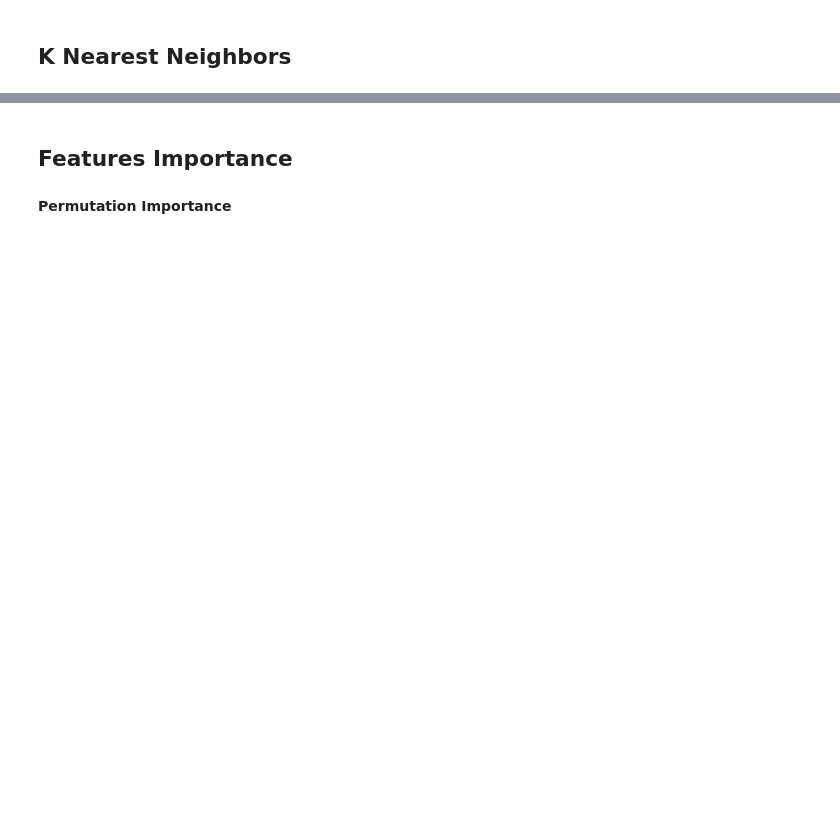
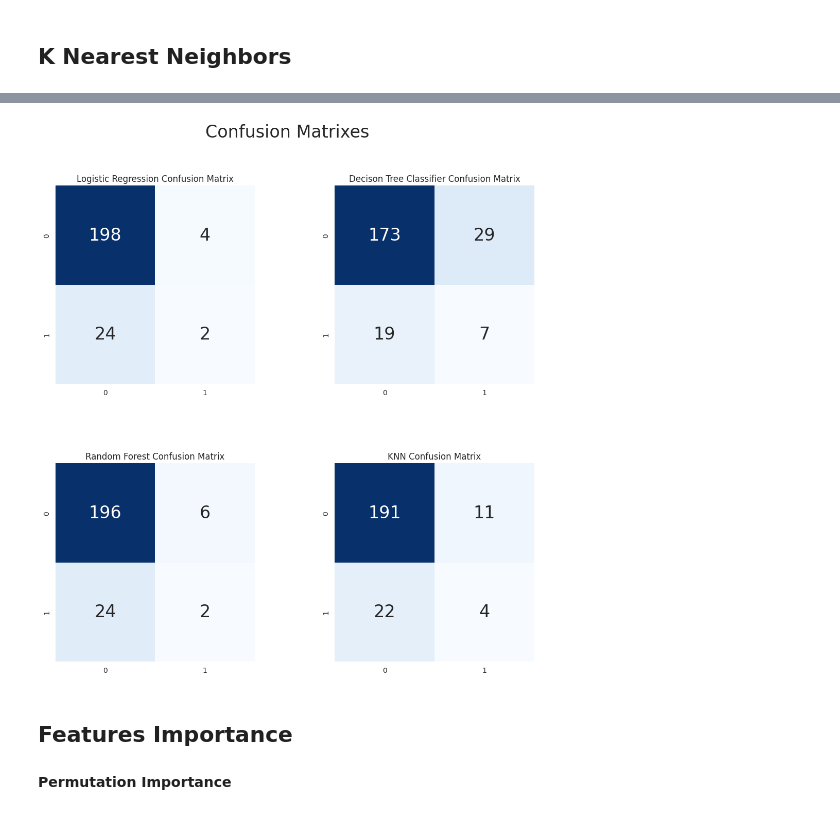
Before and after one commit to HazmanNaim/General-Assembly-Data-Analytics-and-Data-Science, a Jupyter notebook: GA-DSBC-23/Unit-3/Unit-3-03 Feature Importance/StrokeData.ipynb, the cells around one changed output, grey strips where cells are left out. Drawn from its saved outputs; the diff is of its cells as text; code cells hidden in the pictures; blank space fills up the shorter version.

```diff
--- a/GA-DSBC-23/Unit-3/Unit-3-03 Feature Importance/StrokeData.ipynb
+++ b/GA-DSBC-23/Unit-3/Unit-3-03 Feature Importance/StrokeData.ipynb
@@ -204,3 +244,32 @@ Test Accuracy 85.53%
+# %%
+plt.figure(figsize=(12,12))
+
+plt.suptitle("Confusion Matrixes",fontsize=24)
+plt.subplots_adjust(wspace = 0.4, hspace= 0.4)
+
+# Plot Logistic Regression Confusion Matrix
+plt.subplot(2, 2, 1)
+plt.title("Logistic Regression Confusion Matrix")
+sns.heatmap(cm_lr, annot=True, cmap="Blues", fmt="d", cbar=False, annot_kws={"size": 24})
+
+# Plot GBC Confusion Matrix
+plt.subplot(2, 2, 2)
+plt.title("Decison Tree Classifier Confusion Matrix")
+sns.heatmap(cm_dtc, annot=True, cmap="Blues", fmt="d", cbar=False, annot_kws={"size": 24})
+
+# Plot RF Confusion Matrix
+plt.subplot(2, 2, 3)
+plt.title("Random Forest Confusion Matrix")
+sns.heatmap(cm_rf, annot=True, cmap="Blues", fmt="d", cbar=False, annot_kws={"size": 24})
+
+# Plot RF2 Confusion Matrix
+plt.subplot(2, 2, 4)
+plt.title("KNN Confusion Matrix")
+sns.heatmap(cm_knn, annot=True, cmap="Blues", fmt="d", cbar=False, annot_kws={"size": 24})
+
+plt.show()
+# %% [output]
+[figure, added]
 # %% [markdown]
 ## Features Importance
 # %%
```
Also changed, not shown: parts of 19 cells of this notebook, 9 other files.
